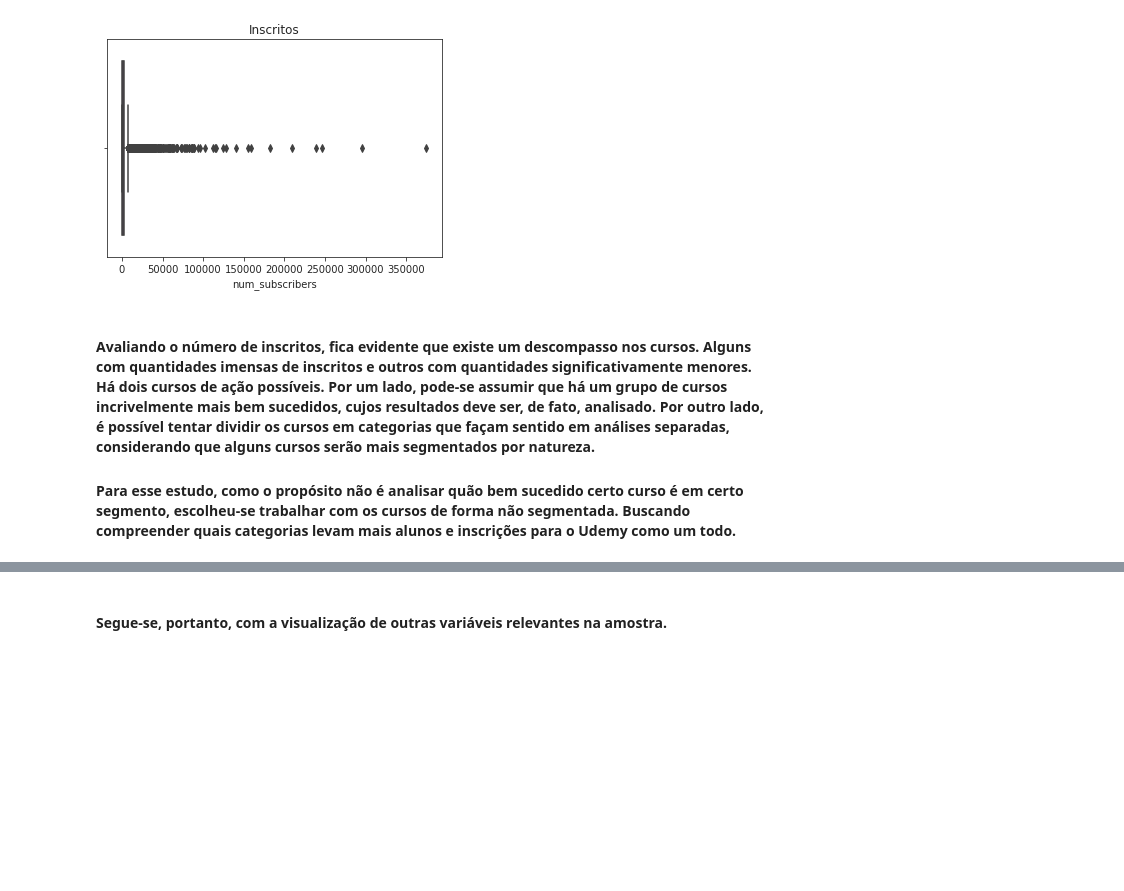
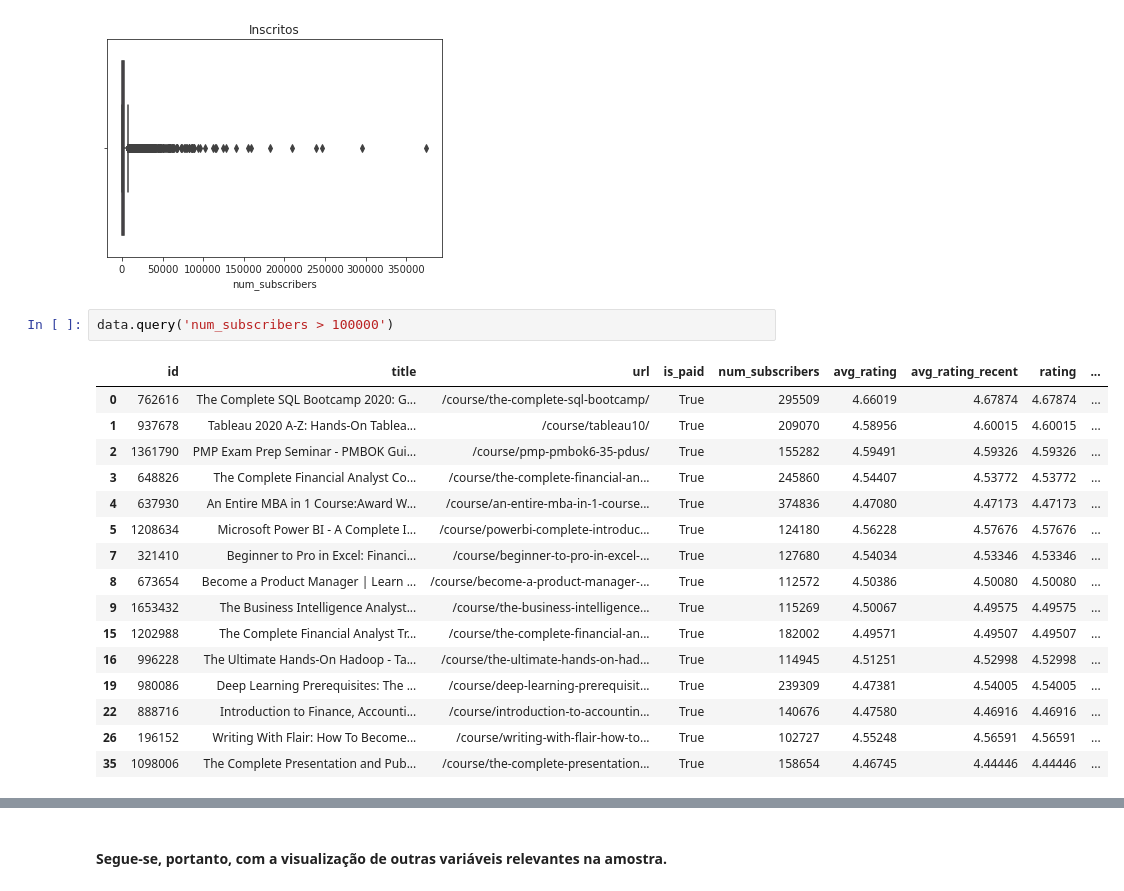
Before and after one commit to lalianza/portfolio, a Jupyter notebook: udemy-analysis.ipynb, the cells around one changed output, grey strips where cells are left out. Cells and saved outputs as stored; diff of their text form; blank space fills up the shorter version.

```diff
--- a/udemy-analysis.ipynb
+++ b/udemy-analysis.ipynb
@@ -172,7 +152,22 @@ ax
 # %% [output]
 <AxesSubplot:title={'center':'Inscritos'}, xlabel='num_subscribers'>
 [figure]
-# %% [markdown]
-#### Avaliando o número de inscritos, fica evidente que existe um descompasso nos cursos. Alguns com quantidades imensas de inscritos e outros com quantidades significativamente menores. Há dois cursos de ação possíveis. Por um lado, pode-se assumir que há um grupo de cursos incrivelmente mais bem sucedidos, cujos resultados deve ser, de fato, analisado. Por outro lado, é possível tentar dividir os cursos em categorias que façam sentido em análises separadas, considerando que alguns cursos serão mais segmentados por natureza.
-
-#### Para esse estudo, como o propósito não é analisar quão bem sucedido certo curso é em certo segmento, escolheu-se trabalhar com os cursos de forma não segmentada. Buscando compreender quais categorias levam mais alunos e inscrições para o Udemy como um todo.
+# %%
+data.query('num_subscribers > 100000')
+# %% [output]
+|  | id | title | url | is_paid | num_subscribers | avg_rating | avg_rating_recent | rating | ... |
+| 0 | 762616 | The Complete SQL Bootcamp 2020: G... | /course/the-complete-sql-bootcamp/ | True | 295509 | 4.66019 | 4.67874 | 4.67874 | ... |
+| 1 | 937678 | Tableau 2020 A-Z: Hands-On Tablea... | /course/tableau10/ | True | 209070 | 4.58956 | 4.60015 | 4.60015 | ... |
+| 2 | 1361790 | PMP Exam Prep Seminar - PMBOK Gui... | /course/pmp-pmbok6-35-pdus/ | True | 155282 | 4.59491 | 4.59326 | 4.59326 | ... |
+| 3 | 648826 | The Complete Financial Analyst Co... | /course/the-complete-financial-an... | True | 245860 | 4.54407 | 4.53772 | 4.53772 | ... |
+| 4 | 637930 | An Entire MBA in 1 Course:Award W... | /course/an-entire-mba-in-1-course... | True | 374836 | 4.47080 | 4.47173 | 4.47173 | ... |
+| 5 | 1208634 | Microsoft Power BI - A Complete I... | /course/powerbi-complete-introduc... | True | 124180 | 4.56228 | 4.57676 | 4.57676 | ... |
+| 7 | 321410 | Beginner to Pro in Excel: Financi... | /course/beginner-to-pro-in-excel-... | True | 127680 | 4.54034 | 4.53346 | 4.53346 | ... |
+| 8 | 673654 | Become a Product Manager | Learn ... | /course/become-a-product-manager-... | True | 112572 | 4.50386 | 4.50080 | 4.50080 | ... |
+| 9 | 1653432 | The Business Intelligence Analyst... | /course/the-business-intelligence... | True | 115269 | 4.50067 | 4.49575 | 4.49575 | ... |
+| 15 | 1202988 | The Complete Financial Analyst Tr... | /course/the-complete-financial-an... | True | 182002 | 4.49571 | 4.49507 | 4.49507 | ... |
+| 16 | 996228 | The Ultimate Hands-On Hadoop - Ta... | /course/the-ultimate-hands-on-had... | True | 114945 | 4.51251 | 4.52998 | 4.52998 | ... |
+| 19 | 980086 | Deep Learning Prerequisites: The ... | /course/deep-learning-prerequisit... | True | 239309 | 4.47381 | 4.54005 | 4.54005 | ... |
+| 22 | 888716 | Introduction to Finance, Accounti... | /course/introduction-to-accountin... | True | 140676 | 4.47580 | 4.46916 | 4.46916 | ... |
+| 26 | 196152 | Writing With Flair: How To Become... | /course/writing-with-flair-how-to... | True | 102727 | 4.55248 | 4.56591 | 4.56591 | ... |
+| 35 | 1098006 | The Complete Presentation and Pub... | /course/the-complete-presentation... | True | 158654 | 4.46745 | 4.44446 | 4.44446 | ... |
```
Also changed, not shown: parts of 22 cells of this notebook.
